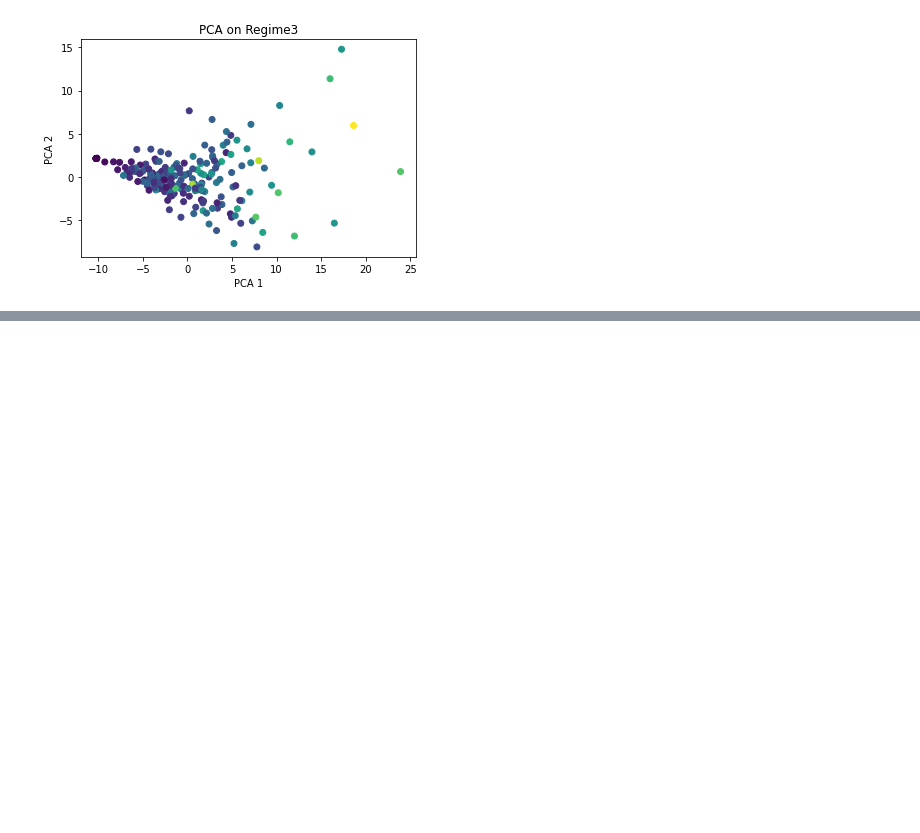
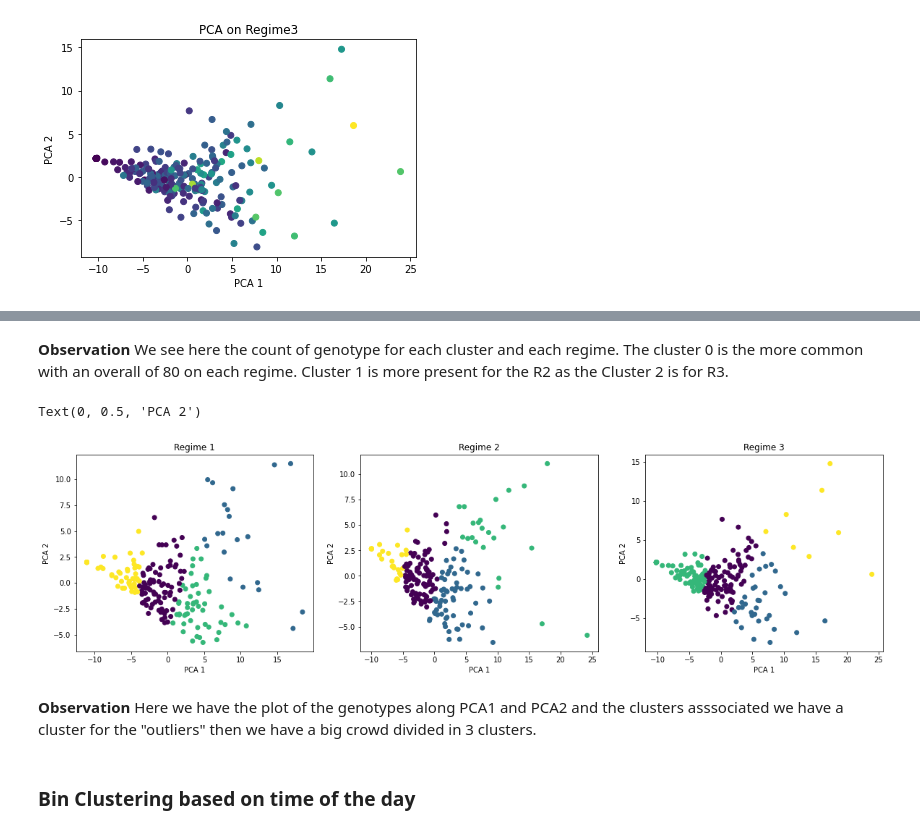
Before and after one commit to amirmahmoudi1967/Drosophila-Genetic-Analysis, a Jupyter notebook: Main.ipynb, the cells around one changed output, grey strips where cells are left out. Saved outputs shown, nothing was run; the diff lists cells and outputs as text; code cells hidden in the pictures; blank space fills up the shorter version.

```diff
--- a/Main.ipynb
+++ b/Main.ipynb
@@ -260,3 +303,26 @@ _,_=PCA_plot(df_R3.loc[:,df_R3.columns!='genotype'],2,3)
+# %% [markdown]
+**Observation** We see here the count of genotype for each cluster and each regime. The cluster 0 is the more common with an overall of 80 on each regime. Cluster 1 is more present for the R2 as the Cluster 2 is for R3.
+# %%
+fig,ax=plt.subplots(1,3,figsize=(20,5))
+ax[0].scatter(pca_df_R1[:,0],pca_df_R1[:,1],c=labels_R1)
+ax[0].set_title('Regime 1')
+ax[0].set_xlabel('PCA 1')
+ax[0].set_ylabel('PCA 2')
+ax[1].scatter(pca_df_R2[:,0],pca_df_R2[:,1],c=labels_R2)
+ax[1].set_title('Regime 2')
+ax[1].set_xlabel('PCA 1')
+ax[1].set_ylabel('PCA 2')
+ax[2].scatter(pca_df_R3[:,0],pca_df_R3[:,1],c=labels_R3)
+ax[2].set_title('Regime 3')
+ax[2].set_xlabel('PCA 1')
+ax[2].set_ylabel('PCA 2')
+# %% [output]
+Text(0, 0.5, 'PCA 2')
+[figure, added]
+# %% [markdown]
+**Observation** Here we have the plot of the genotypes along PCA1 and PCA2 and the clusters asssociated we have a cluster for the "outliers" then we have a big crowd divided in 3 clusters.
+# %% [markdown]
+### Bin Clustering based on time of the day
 # %%
 def color_grade_point():
     """
```
Also changed, not shown: parts of 13 cells of this notebook.
